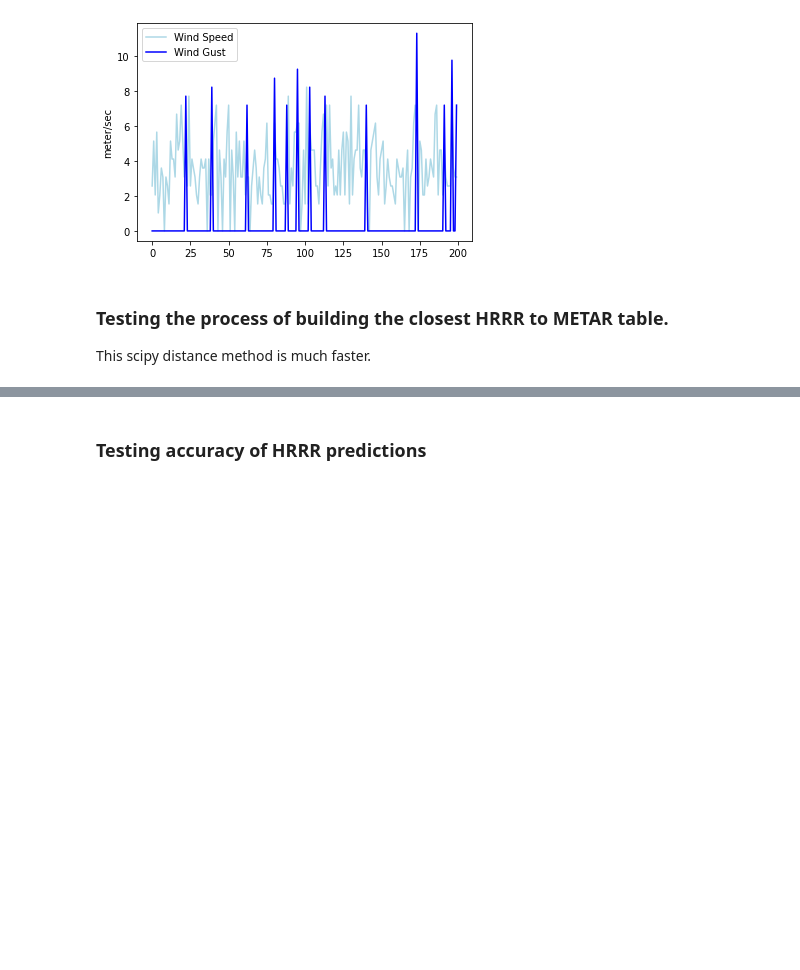
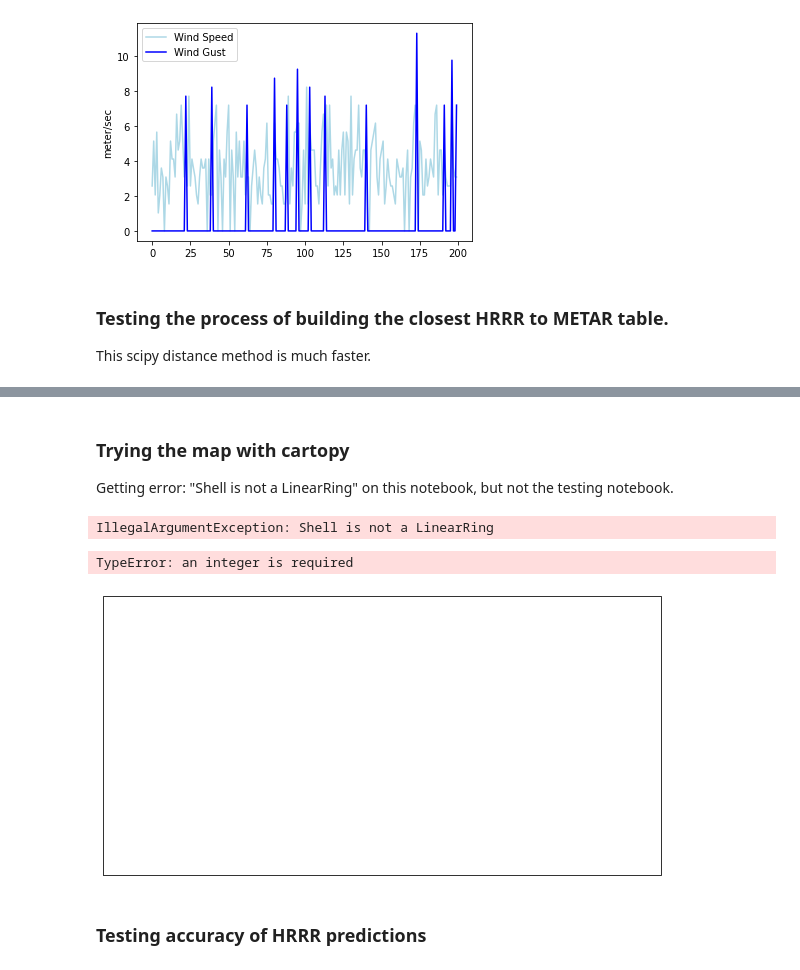
Before and after one commit to jesseturner/Wind-Gust-Predictions, a Jupyter notebook: HRRR_Performance_Evaluation.ipynb, the cells around one changed output, grey strips where cells are left out. Drawn from its saved outputs; the diff is of its cells as text; code cells hidden in the pictures; blank space fills up the shorter version.

```diff
--- a/HRRR_Performance_Evaluation.ipynb
+++ b/HRRR_Performance_Evaluation.ipynb
@@ -158,3 +168,25 @@ plt.show()
+# %% [markdown]
+### Trying the map with cartopy
+
+Getting error: "Shell is not a LinearRing" on this notebook, but not the testing notebook.
+# %%
+import cartopy.crs as ccrs
+from cartopy import feature as cfeature
+
+fig1 = plt.figure(figsize=(10, 10), facecolor='w')
+ax1 = fig1.add_subplot(1, 1, 1, projection=ccrs.PlateCarree())
+ax1.set_extent([-130, -60, 20, 55], crs=ccrs.PlateCarree())
+
+ax1.add_feature(cfeature.COASTLINE)
+ax1.add_feature(cfeature.BORDERS, linestyle=':')
+
+plt.scatter(-100, 35, c='Red', s=50, marker='x')
+
+plt.show()
+# %% [output]
+IllegalArgumentException: Shell is not a LinearRing
+TypeError: an integer is required
+[figure, added]
 # %% [markdown]
 ### Testing accuracy of HRRR predictions
 # %%
```
Also changed, not shown: parts of 2 cells of this notebook, 1 other file.
